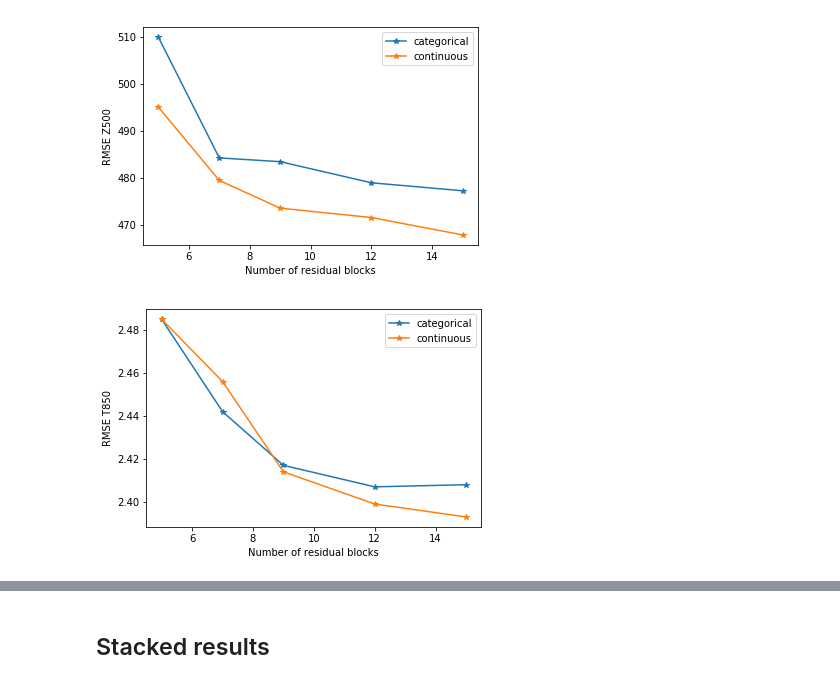
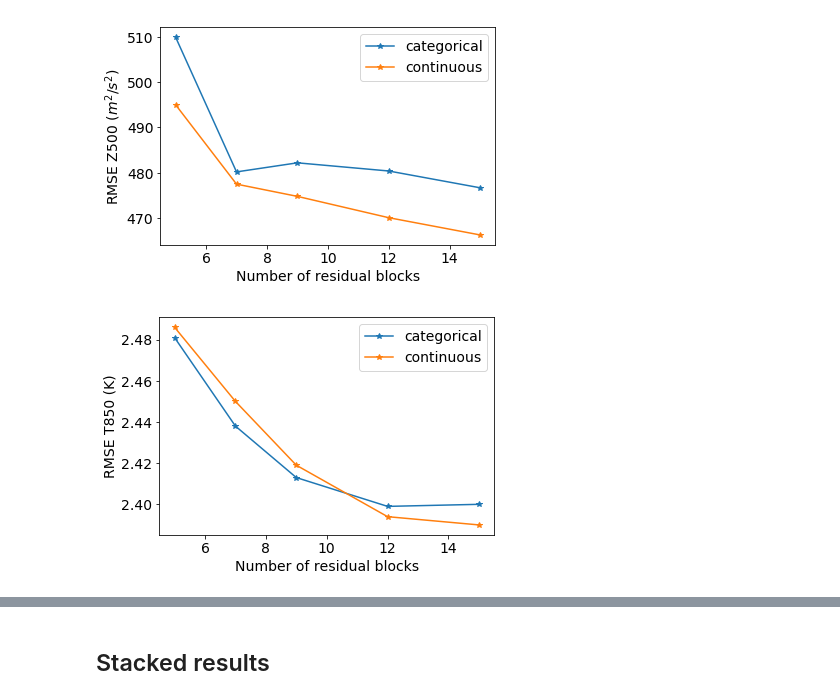
Before and after one commit to mc4117/ResNet_Weather, a Jupyter notebook: neural_networks/results_summary.ipynb, the cells around one changed output, grey strips where cells are left out. Saved outputs shown, nothing was run; the diff lists cells and outputs as text; code cells hidden in the pictures.

```diff
--- a/neural_networks/results_summary.ipynb
+++ b/neural_networks/results_summary.ipynb
@@ -20,21 +30,22 @@
 # %%
 import pylab as plt
+import matplotlib
+font = {'size'   : 14}
+matplotlib.rc('font', **font)
 
-plt.plot([5, 7, 9, 12, 15], [509.9, 484.2, 483.4, 478.9, 477.2], '-*', label = 'categorical')
-plt.plot([5, 7, 9, 12, 15], [495.0, 479.4, 473.5, 471.5, 467.8], '-*', label = 'continuous')
-#plt.plot([5, 7, 9, 12, 15], [495.0+91.16, 479.4+91.16, 473.5+91.16, 471.5+91.16, 467.8+91.16], ':', label = 'inbuilt categorical error')
+plt.plot([5, 7, 9, 12, 15], [509.9, 480.2, 482.2, 480.4, 476.7], '-*', label = 'categorical')
+plt.plot([5, 7, 9, 12, 15], [495.0 , 477.5, 474.8, 470.1, 466.3], '-*', label = 'continuous')
 plt.xlabel("Number of residual blocks")
-plt.ylabel("RMSE Z500")
+plt.ylabel(r"RMSE Z500 ($m^{2}/s^{2}$)")
 plt.legend()
 plt.show()
 
-plt.plot([5, 7, 9, 12, 15], [2.485, 2.442, 2.417, 2.407, 2.408], '-*', label = 'categorical')
-plt.plot([5, 7, 9, 12, 15], [2.485, 2.456, 2.414, 2.399, 2.393], '-*', label = 'continuous')
-#plt.plot([5, 7, 9, 12, 15], [2.485+0.9923, 2.456+0.9923, 2.414+0.9923, 2.399+0.9923, 2.393+0.9923], ':', label = 'inbuilt categorical error')
+plt.plot([5, 7, 9, 12, 15], [2.481, 2.438, 2.413, 2.399, 2.4], '-*', label = 'categorical')
+plt.plot([5, 7, 9, 12, 15], [2.486, 2.45, 2.419, 2.394, 2.39], '-*', label = 'continuous')
 plt.xlabel("Number of residual blocks")
-plt.ylabel("RMSE T850")
+plt.ylabel("RMSE T850 (K)")
 plt.legend()
 plt.show()
 # %% [output]
-[figure, old version]
+[figure, new version]
-[figure, old version]
+[figure, new version]
```
Also changed, not shown: parts of 5 cells of this notebook, 11 other files.
